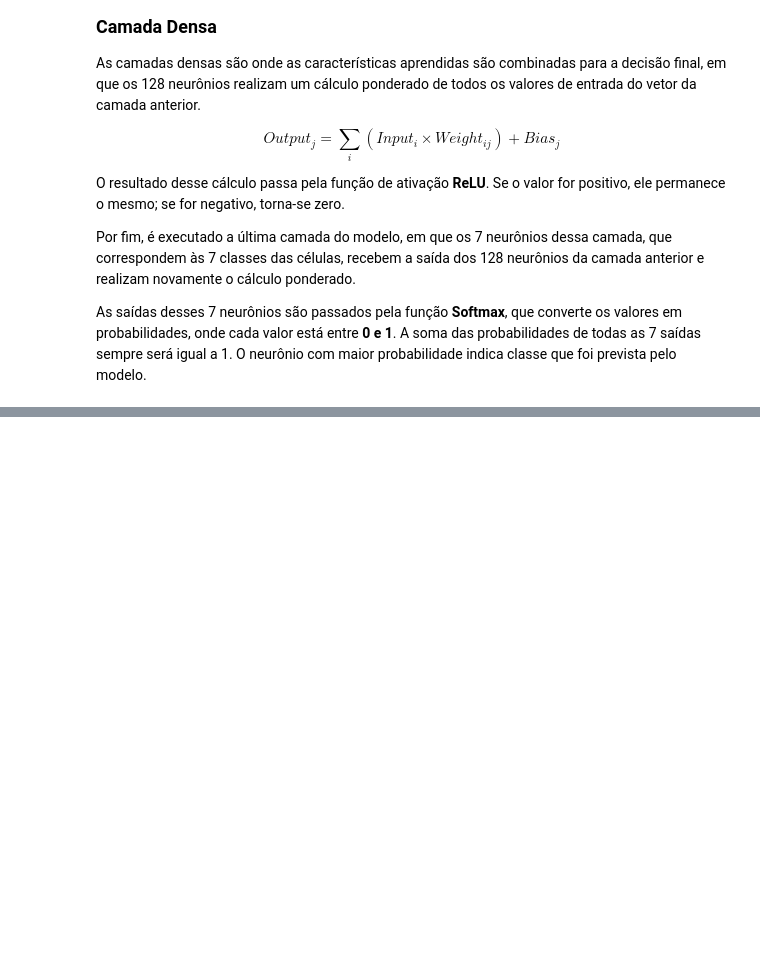
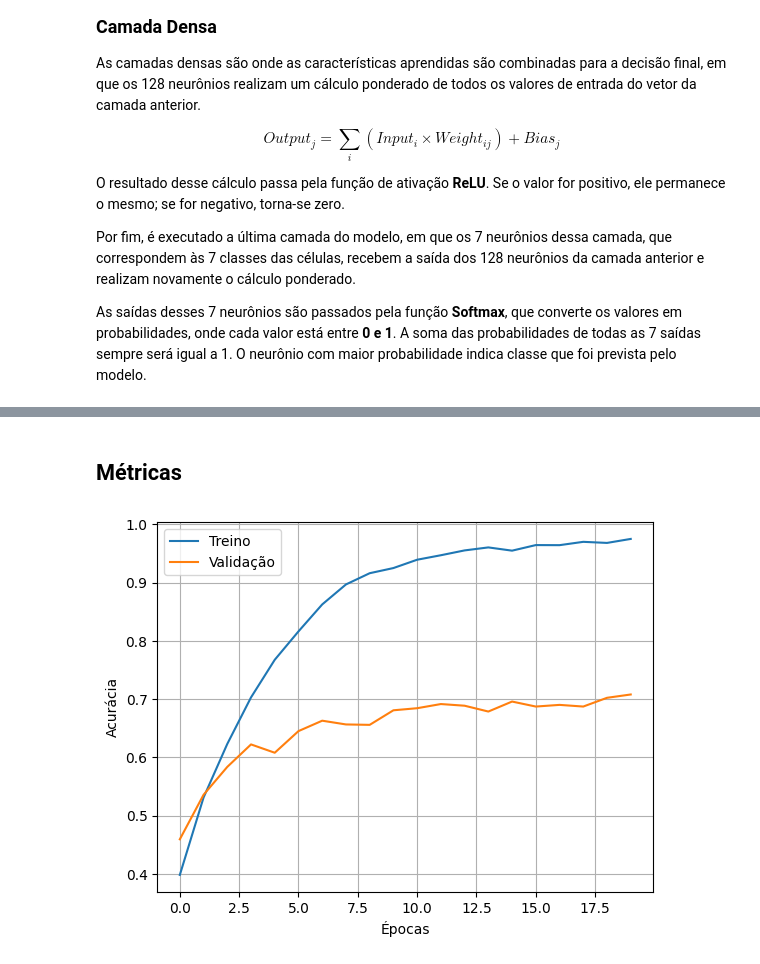
Before and after one commit to queirozPedro/Classificacao-de-Celulas-Medula-Ossea, a Jupyter notebook: cnn-model.ipynb, the cells around one changed output, grey strips where cells are left out. Cells and saved outputs as stored; diff of their text form; code cells hidden in the pictures; blank space fills up the shorter version.

Commit message:
feat: atualiza readme e requirements, adiciona comentários e cria treinamento, teste e métricas.

```diff
--- a/cnn-model.ipynb
+++ b/cnn-model.ipynb
@@ -134,0 +144,6 @@ model.compile(
+# %%
+history = model.fit(
+    x_train, # Dados de treinamento
+    validation_data=x_val, # Validação que acontece a cada época
+    epochs=20  # pode ajustar conforme o desempenho
+)
@@ -134,0 +178,16 @@ model.compile(
+# %% [markdown]
+## Métricas
+# %%
+import matplotlib.pyplot as plt
+
+plt.plot(history.history['accuracy'], label='Treino')
+plt.plot(history.history['val_accuracy'], label='Validação')
+plt.xlabel("Épocas") # épocas de treinamento
+plt.ylabel("Acurácia") # proporção de previsões corretas
+plt.legend()
+plt.grid()
+
+# Apresenta um gráfico de linha que acompanha a evolução do modelo ao longo do tempo.
+plt.show()
+# %% [output]
+[figure, added]
```
Also changed, not shown: parts of 5 cells of this notebook, 2 other files.
